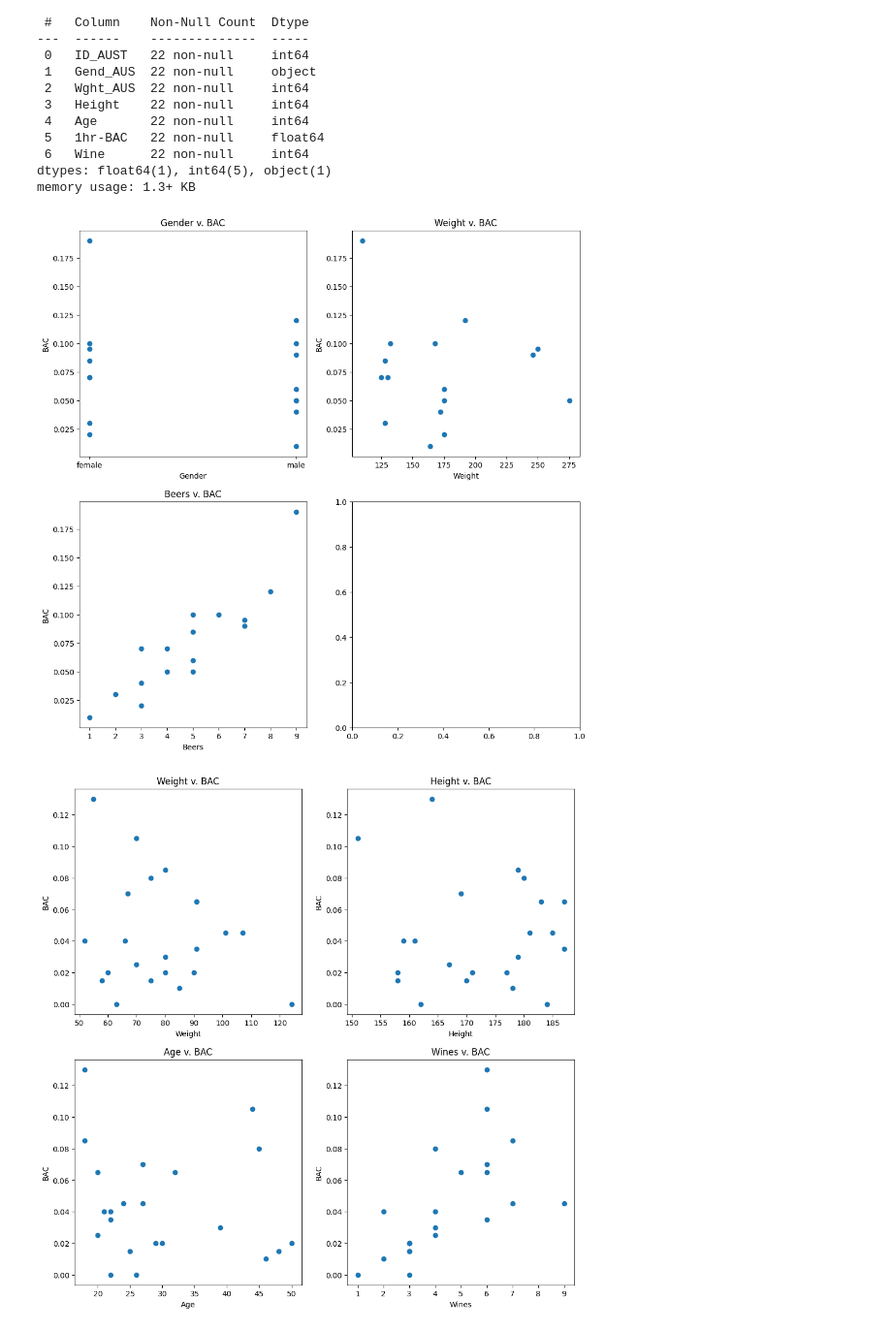
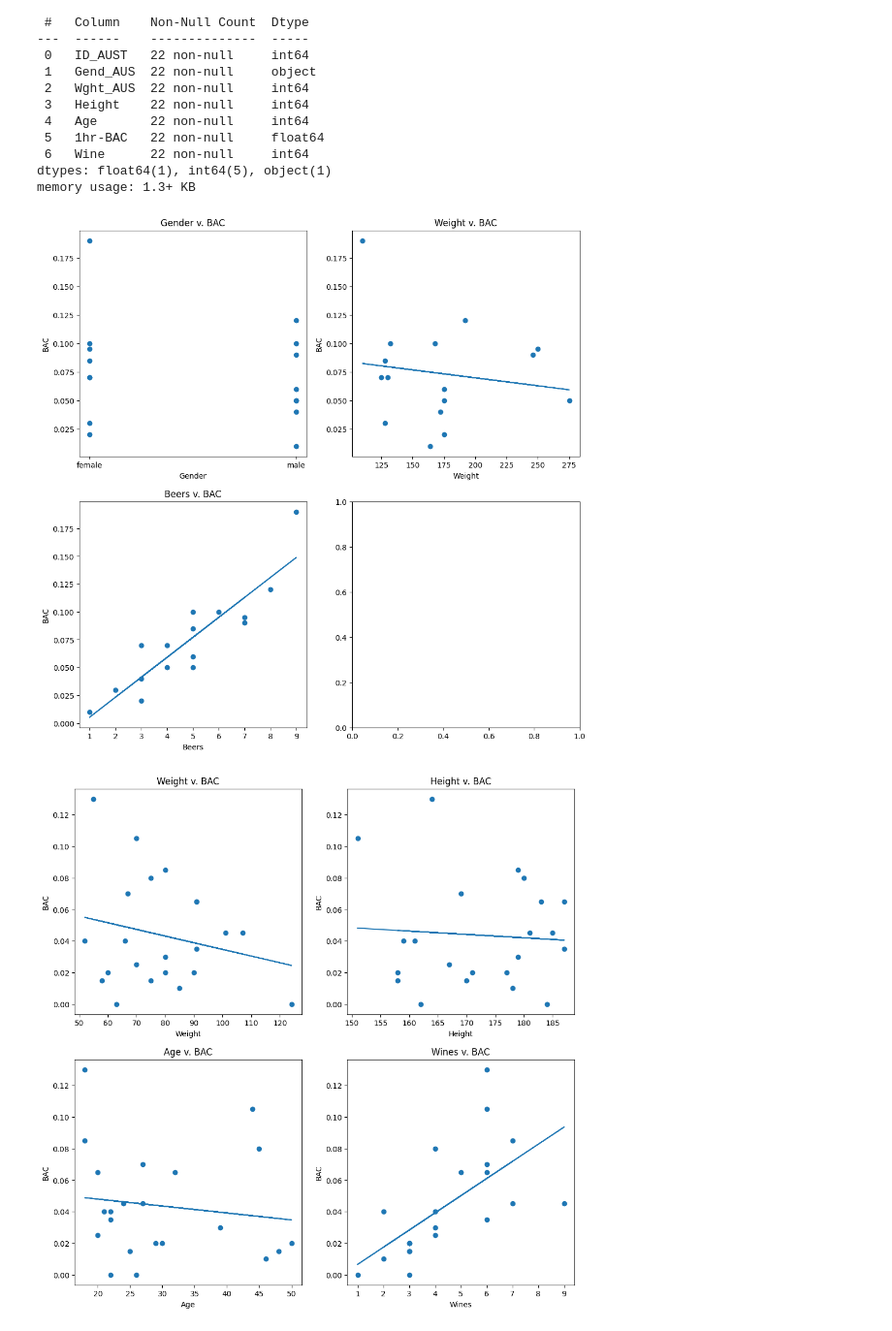
Before and after one commit to amyli2027/blood-alcohol-predictor, a Jupyter notebook: notebooks/Blood_Alcohol_Content_Exploratory_Data_Analysis.ipynb, the cells around one changed output. Shown: that part at 97% size. Cells and saved outputs as stored; diff of their text form; code cells hidden in the pictures.

```diff
--- a/notebooks/Blood_Alcohol_Content_Exploratory_Data_Analysis.ipynb
+++ b/notebooks/Blood_Alcohol_Content_Exploratory_Data_Analysis.ipynb
@@ -107,19 +107,31 @@ def create_graph(graphnumber, xlabel, ylabel, xvalue, yvalue, dataset):
   graphnumber.set_xlabel(xlabel)
   graphnumber.set_ylabel(ylabel)
   graphnumber.scatter(dataset[xvalue], dataset[yvalue])
+
+def regression_line(graphnumber, xvalue, yvalue, dataset):
+  X = dataset[xvalue].values.reshape(-1, 1)
+  model = LinearRegression()
+  model.fit(X, dataset[yvalue])
+  graphnumber.plot(X, model.predict(X))
 # %%
 fig, ((ax1, ax2), (ax3, ax4)) = plt.subplots(nrows = 2, ncols = 2, figsize = (12, 12))
 create_graph(ax1, "Gender", "BAC", "Gender_OSU", "BAC", bac_ohio_dataset)
 create_graph(ax2, "Weight", "BAC", "Weight_OSU", "BAC", bac_ohio_dataset)
+regression_line(ax2, "Weight_OSU", "BAC", bac_ohio_dataset)
 create_graph(ax3, "Beers", "BAC", "Beers", "BAC", bac_ohio_dataset)
+regression_line(ax3, "Beers", "BAC", bac_ohio_dataset)
 # %% [output]
-[figure, old version]
+[figure, new version]
 # %%
 fig, ((ax1, ax2), (ax3, ax4)) = plt.subplots(nrows = 2, ncols = 2, figsize = (12, 12))
 
 create_graph(ax1, "Weight", "BAC", "Wght_AUS", "1hr-BAC", bac_aust_dataset)
+regression_line(ax1, "Wght_AUS", "1hr-BAC", bac_aust_dataset)
 create_graph(ax2, "Height", "BAC", "Height", "1hr-BAC", bac_aust_dataset)
+regression_line(ax2, "Height", "1hr-BAC", bac_aust_dataset)
 create_graph(ax3, "Age", "BAC", "Age", "1hr-BAC", bac_aust_dataset)
+regression_line(ax3, "Age", "1hr-BAC", bac_aust_dataset)
 create_graph(ax4, "Wines", "BAC", "Wine", "1hr-BAC", bac_aust_dataset)
+regression_line(ax4, "Wine", "1hr-BAC", bac_aust_dataset)
 # %% [output]
-[figure, old version]
+[figure, new version]
```
Also changed, not shown: parts of 1 cell of this notebook, 8 other files.
